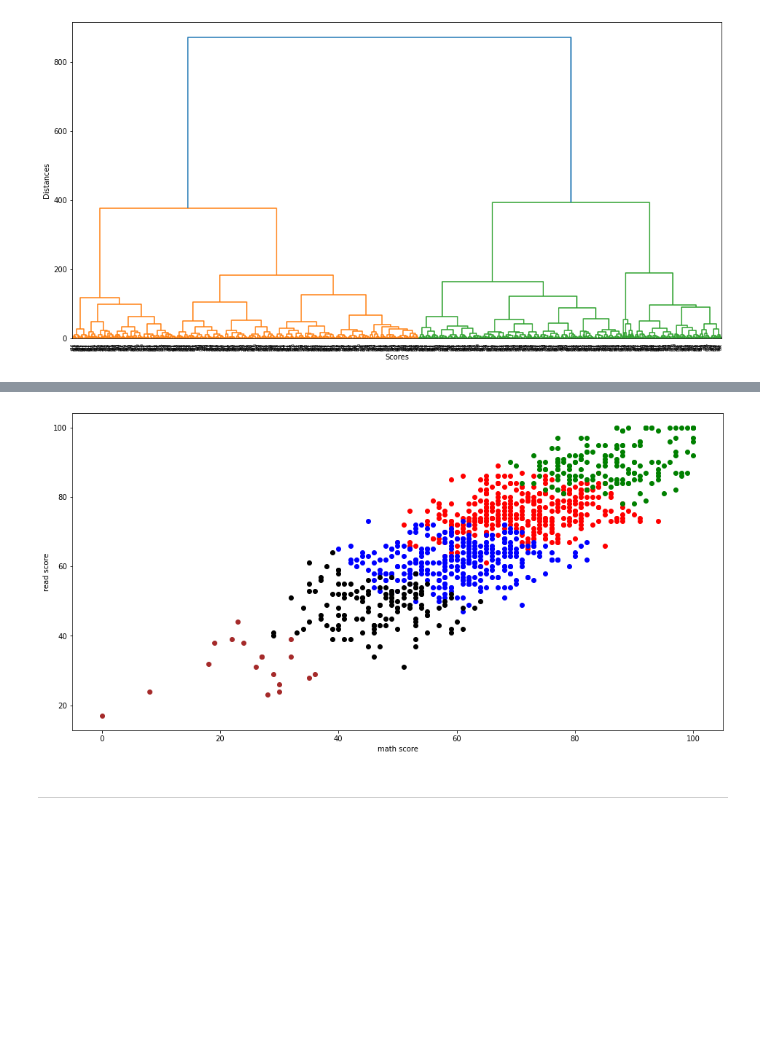
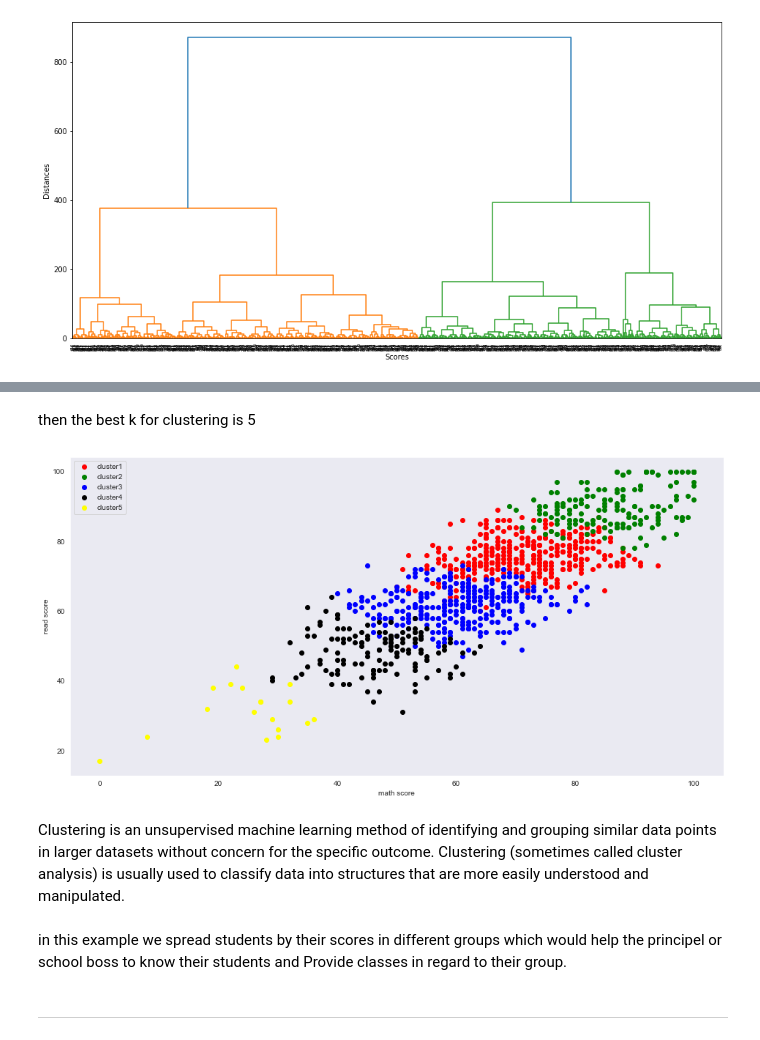
Before and after one commit to showmidelo/SBU-ML-Winter-23, a Jupyter notebook: project.ipynb, the cells around one changed output, grey strips where cells are left out. Saved outputs shown, nothing was run; the diff lists cells and outputs as text; code cells hidden in the pictures; blank space fills up the shorter version.

```diff
--- a/project.ipynb
+++ b/project.ipynb
@@ -98,0 +81,19 @@ plt.show()
+# %%
+X1 = np.array([[1,1], [3,2], [9,1], [3,7], [7,2], [9,7], [4,8], [8,3],[1,4]])
+# %%
+plt.figure(figsize=(6, 6))
+
+plt.scatter(X1[:,0], X1[:,1], c='r')
+
+# Create numbered labels for each point
+for i in range(X1.shape[0]):
+    plt.annotate(str(i), xy=(X1[i,0], X1[i,1]), xytext=(3, 3), textcoords='offset points')
+
+plt.xlabel('x coordinate')
+plt.ylabel('y coordinate')
+plt.title('Scatter Plot of the data')
+plt.xlim([0,10]), plt.ylim([0,10])
+plt.xticks(range(10)), plt.yticks(range(10))
+plt.grid()
+
+plt.show()
@@ -194,3 +257,17 @@ plt.ylabel("Distances")
 plt.show()
 # %% [output]
 [figure]
+# %%
+from sklearn.cluster import KMeans
+
+wcss = []
+for i in range(1,15):
+    kmeans = KMeans(n_clusters=i)
+    kmeans.fit(scores)
+    wcss.append(kmeans.inertia_)
+
+
+plt.plot(range(1,15),wcss,"-o")
+plt.xlabel("Number of K value")
+plt.ylabel("WCSS Value")
+plt.show()
@@ -197,20 +276,27 @@ plt.show()
+# %% [markdown]
+then the best k for clustering is 5
 # %%
 from sklearn.cluster import AgglomerativeClustering
 hc = AgglomerativeClustering(n_clusters=5,affinity="euclidean",linkage="ward")
 
 
 cluster = hc.fit_predict(scores)
 plt.figure(1, figsize = (16 ,8))
 scores["examscores"] = cluster
-plt.scatter(scores.mthscore[scores.examscores == 0],scores.readscr[scores.examscores == 0],color="red")
-plt.scatter(scores.mthscore[scores.examscores == 1],scores.readscr[scores.examscores == 1],color="green")
-plt.scatter(scores.mthscore[scores.examscores == 2],scores.readscr[scores.examscores == 2],color="blue")
-plt.scatter(scores.mthscore[scores.examscores == 3],scores.readscr[scores.examscores == 3],color="black")
-plt.scatter(scores.mthscore[scores.examscores == 4],scores.readscr[scores.examscores == 4],color="brown")
+plt.scatter(scores.mthscore[scores.examscores == 0],scores.readscr[scores.examscores == 0],color="red", label="cluster1")
+plt.scatter(scores.mthscore[scores.examscores == 1],scores.readscr[scores.examscores == 1],color="green", label="cluster2")
+plt.scatter(scores.mthscore[scores.examscores == 2],scores.readscr[scores.examscores == 2],color="blue", label="cluster3")
+plt.scatter(scores.mthscore[scores.examscores == 3],scores.readscr[scores.examscores == 3],color="black", label="cluster4")
+plt.scatter(scores.mthscore[scores.examscores == 4],scores.readscr[scores.examscores == 4],color="yellow", label="cluster5")
 plt.xlabel("math score")
 plt.ylabel("read score")
+plt.legend(loc="upper left")
 plt.show()
 # %% [output]
-[figure, old version]
+[figure, new version]
+# %% [markdown]
+Clustering is an unsupervised machine learning method of identifying and grouping similar data points in larger datasets without concern for the specific outcome. Clustering (sometimes called cluster analysis) is usually used to classify data into structures that are more easily understood and manipulated.
+# %% [markdown]
+in this example we spread students by their scores in different groups which would help the principel or school boss to know their students and Provide classes in regard to their group.
 # %% [markdown]
 ---
```
Also changed, not shown: parts of 22 cells of this notebook.
